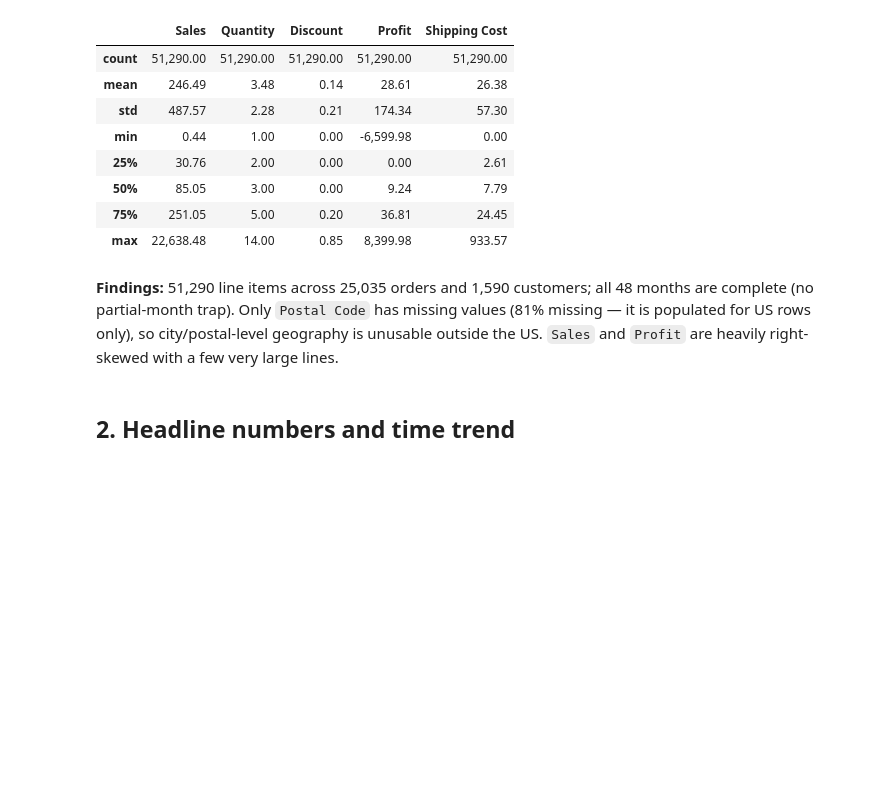
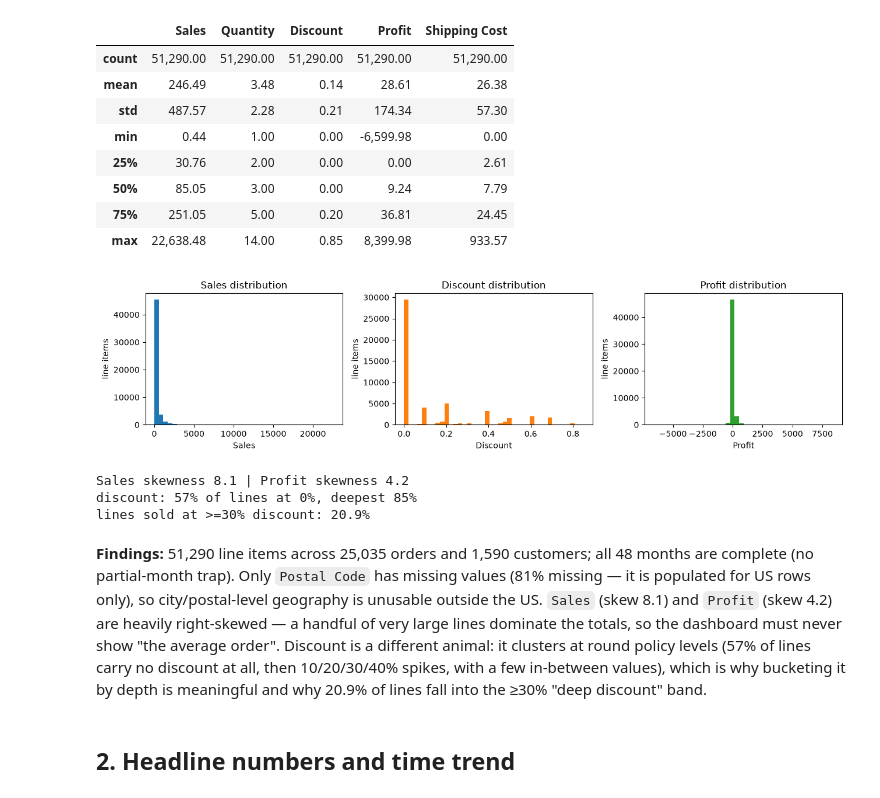
Before and after one commit to Tang-915/superstore-dashboard, a Jupyter notebook: eda.ipynb, the cells around one changed output. Drawn from its saved outputs; the diff is of its cells as text; code cells hidden in the pictures; blank space fills up the shorter version.

```diff
--- a/eda.ipynb
+++ b/eda.ipynb
@@ -64,11 +64,33 @@ months with < 200 rows: 0 of 48  (no partial months)
 | 50% | 85.05 | 3.00 | 0.00 | 9.24 | 7.79 |
 | 75% | 251.05 | 5.00 | 0.20 | 36.81 | 24.45 |
 | max | 22,638.48 | 14.00 | 0.85 | 8,399.98 | 933.57 |
+# %%
+fig, axes = plt.subplots(1, 3, figsize=(13, 3.2))
+for ax, col, color in zip(axes, ["Sales", "Discount", "Profit"], ["#1f77b4", "#ff7f0e", "#2ca02c"]):
+    ax.hist(df[col], bins=40, color=color)
+    ax.set_title(f"{col} distribution")
+    ax.set_xlabel(col)
+    ax.set_ylabel("line items")
+fig.tight_layout()
+plt.show()
+
+print(f"Sales skewness {df['Sales'].skew():.1f} | Profit skewness {df['Profit'].skew():.1f}")
+print(f"discount: {(df['Discount'] == 0).mean():.0%} of lines at 0%, deepest {df['Discount'].max():.0%}")
+print(f"lines sold at >=30% discount: {(df['Discount'] >= 0.3).mean():.1%}")
+# %% [output]
+[figure, added]
+Sales skewness 8.1 | Profit skewness 4.2
+discount: 57% of lines at 0%, deepest 85%
+lines sold at >=30% discount: 20.9%
 # %% [markdown]
 **Findings:** 51,290 line items across 25,035 orders and 1,590 customers; all 48 months are
 complete (no partial-month trap). Only `Postal Code` has missing values (81% missing — it is
 populated for US rows only), so city/postal-level geography is unusable outside the US.
-`Sales` and `Profit` are heavily right-skewed with a few very large lines.
+`Sales` (skew 8.1) and `Profit` (skew 4.2) are heavily right-skewed — a handful of very large
+lines dominate the totals, so the dashboard must never show "the average order". Discount is a
+different animal: it clusters at round policy levels (57% of lines carry no discount at all, then
+10/20/30/40% spikes, with a few in-between values), which is why bucketing it by depth is
+meaningful and why 20.9% of lines fall into the ≥30% "deep discount" band.
 # %% [markdown]
 ## 2. Headline numbers and time trend
 # %%
```
Also changed, not shown: 2 other files.
